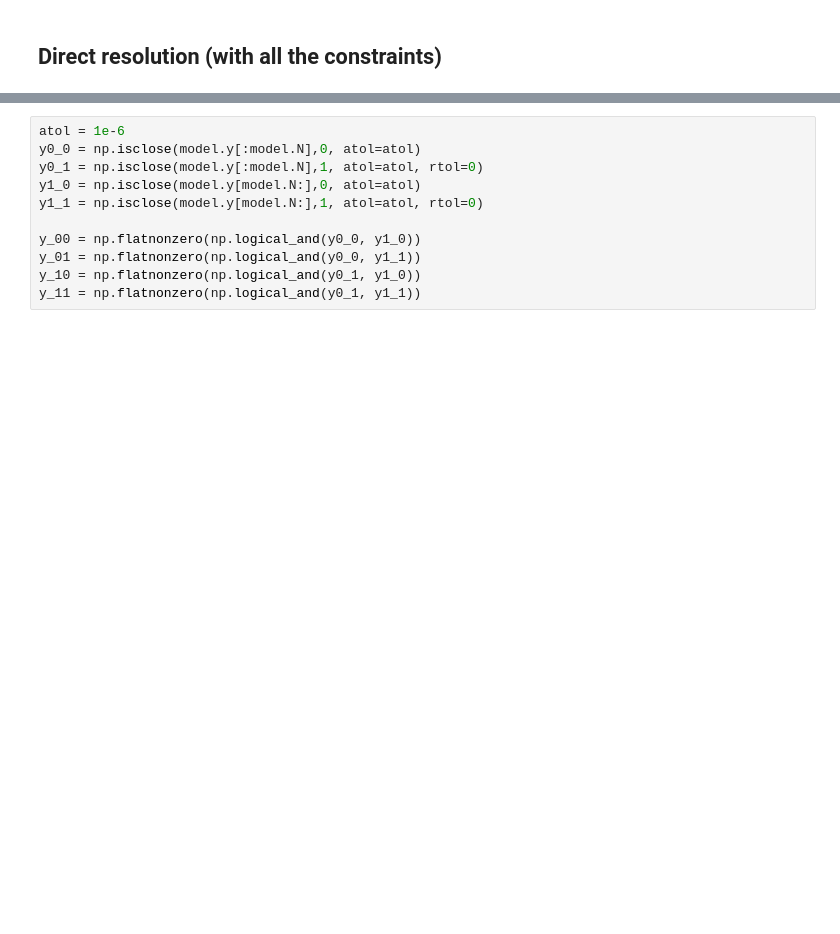
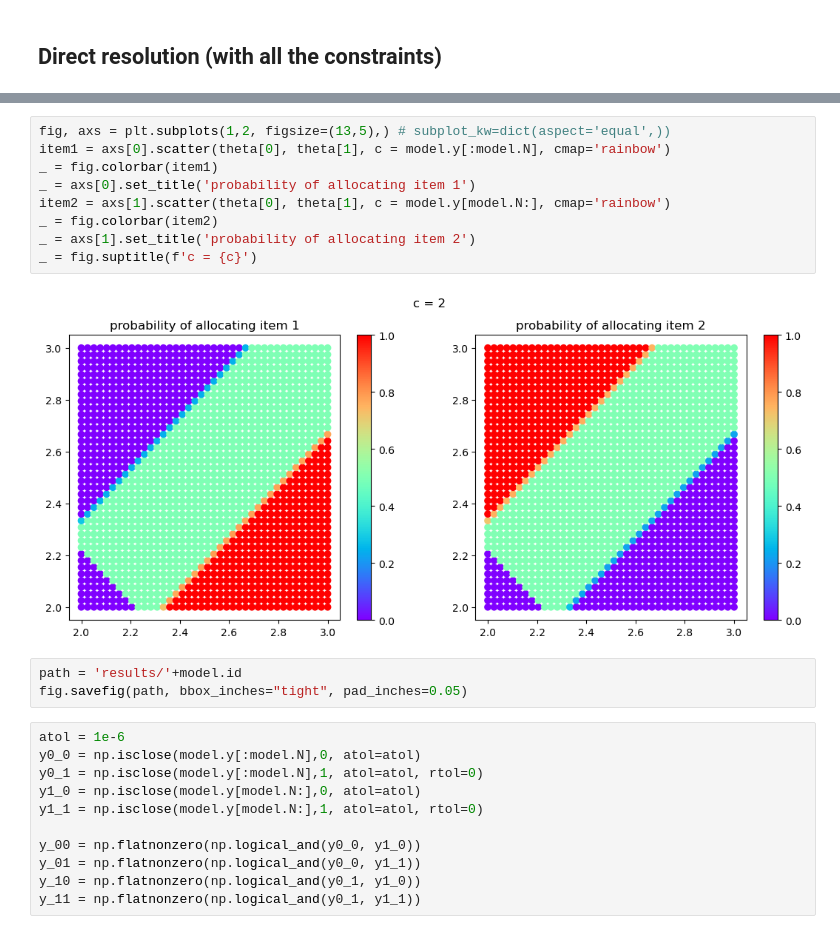
Before and after one commit to x-dupuis/screening-algo, a Jupyter notebook: examples/linear_monopolist.ipynb, the cells around one changed output, grey strips where cells are left out. Saved outputs shown, nothing was run; the diff lists cells and outputs as text; blank space fills up the shorter version.

```diff
--- a/examples/linear_monopolist.ipynb
+++ b/examples/linear_monopolist.ipynb
@@ -40,3 +45,17 @@ primal-dual gap = 1.12e-03, optimal value - current value < 1.87e-05 optimal val
+# %%
+fig, axs = plt.subplots(1,2, figsize=(13,5),) # subplot_kw=dict(aspect='equal',))
+item1 = axs[0].scatter(theta[0], theta[1], c = model.y[:model.N], cmap='rainbow')
+_ = fig.colorbar(item1)
+_ = axs[0].set_title('probability of allocating item 1')
+item2 = axs[1].scatter(theta[0], theta[1], c = model.y[model.N:], cmap='rainbow')
+_ = fig.colorbar(item2)
+_ = axs[1].set_title('probability of allocating item 2')
+_ = fig.suptitle(f'c = {c}')
+# %% [output]
+[figure, added]
+# %%
+path = 'results/'+model.id
+fig.savefig(path, bbox_inches="tight", pad_inches=0.05)
 # %%
 atol = 1e-6
 y0_0 = np.isclose(model.y[:model.N],0, atol=atol)
```
Also changed, not shown: parts of 6 cells of this notebook, 1 other file.
